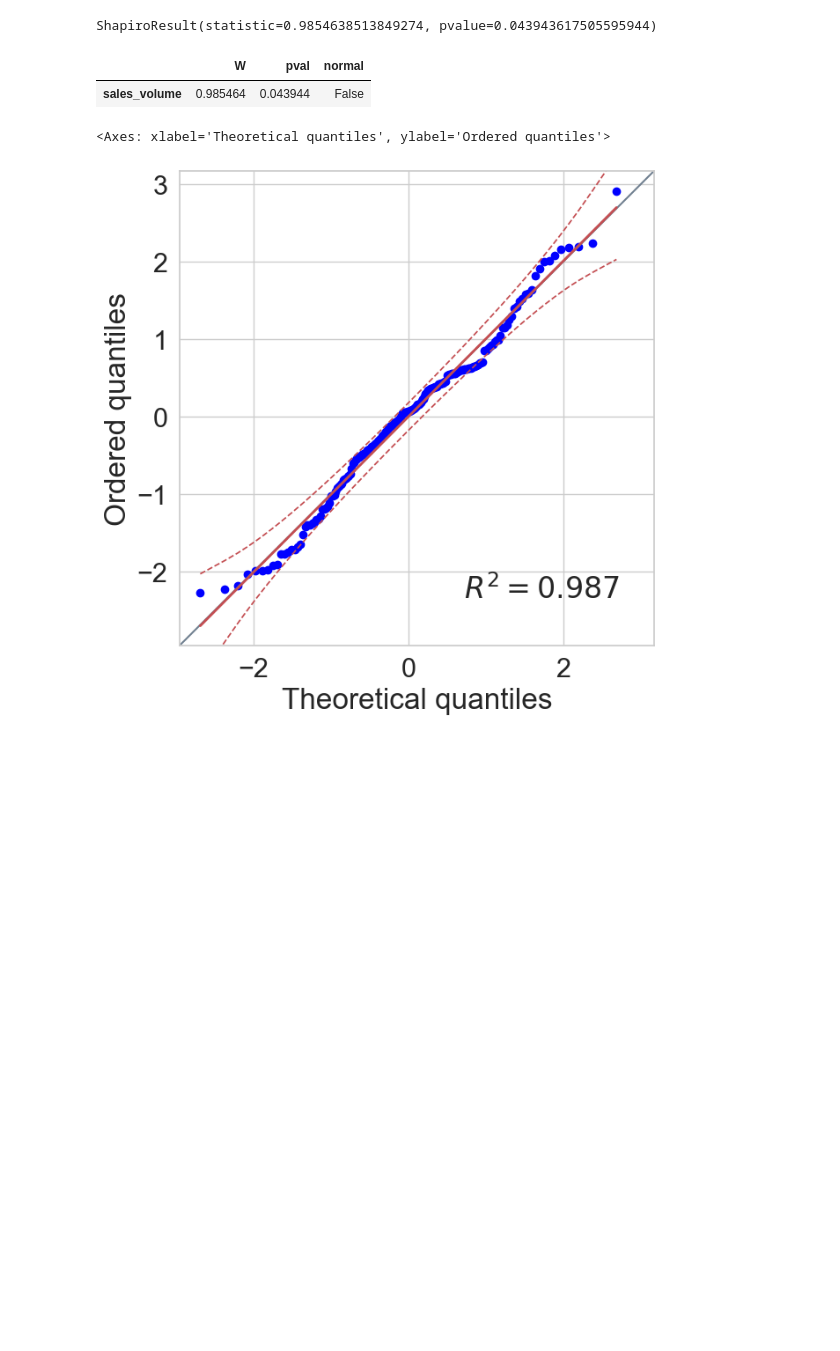
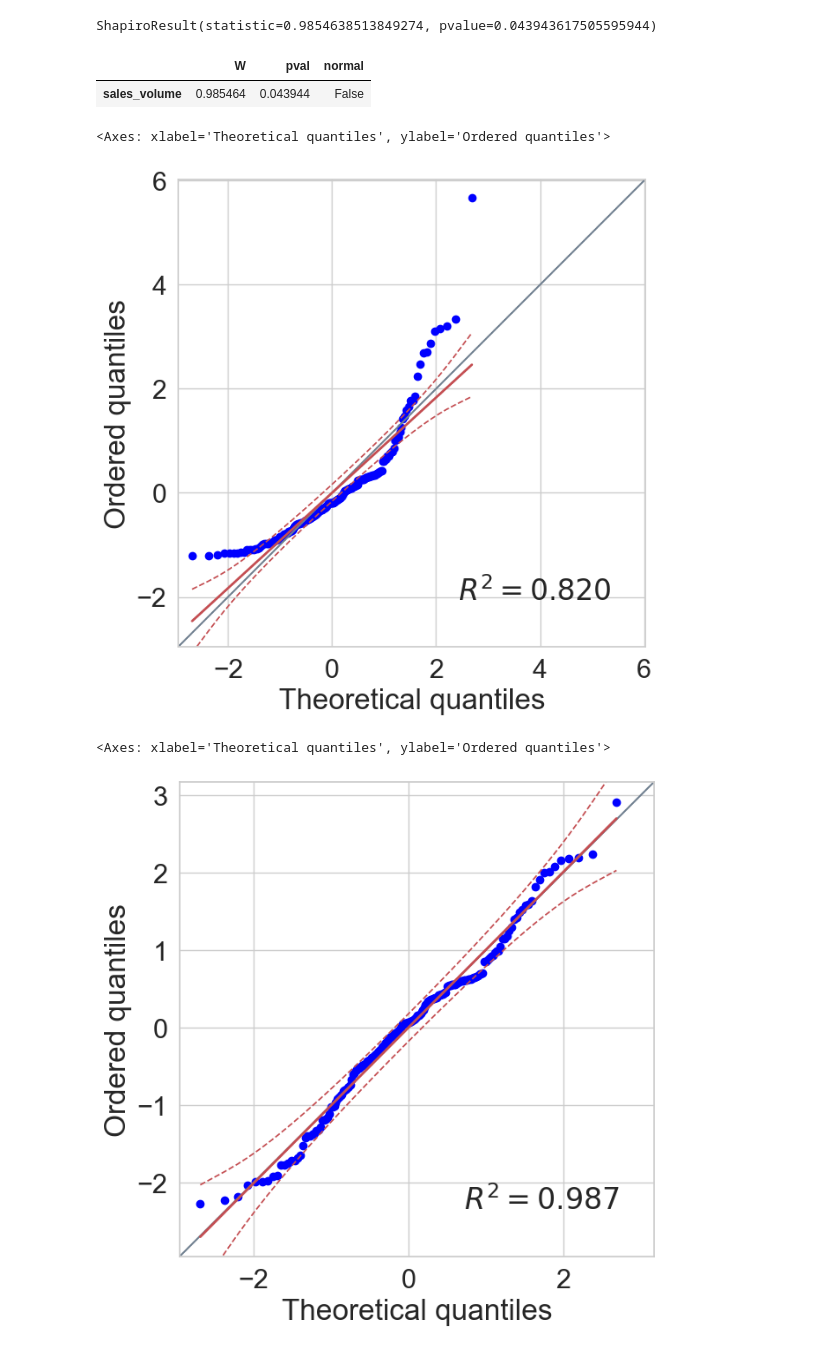
Before and after one commit to Kelebrimbor/Analytics, a Jupyter notebook: Zara_sales/Kaggle_Zara_sales.ipynb, the cells around one changed output. Saved outputs shown, nothing was run; the diff lists cells and outputs as text; code cells hidden in the pictures; blank space fills up the shorter version.

```diff
--- a/Zara_sales/Kaggle_Zara_sales.ipynb
+++ b/Zara_sales/Kaggle_Zara_sales.ipynb
@@ -549,6 +549,11 @@ pg.normality(np.log(sales.groupby('name', as_index=False).sales_volume.sum().sal
 # %% [output]
 |  | W | pval | normal |
 | sales_volume | 0.985464 | 0.043944 | False |
+# %%
+pg.qqplot((sales.groupby('name', as_index=False).sales_volume.sum().sales_volume))
+# %% [output]
+<Axes: xlabel='Theoretical quantiles', ylabel='Ordered quantiles'>
+[figure, added]
 # %%
 # Попробуем построить qqplot
 
```
Also changed, not shown: parts of 4 cells of this notebook.
